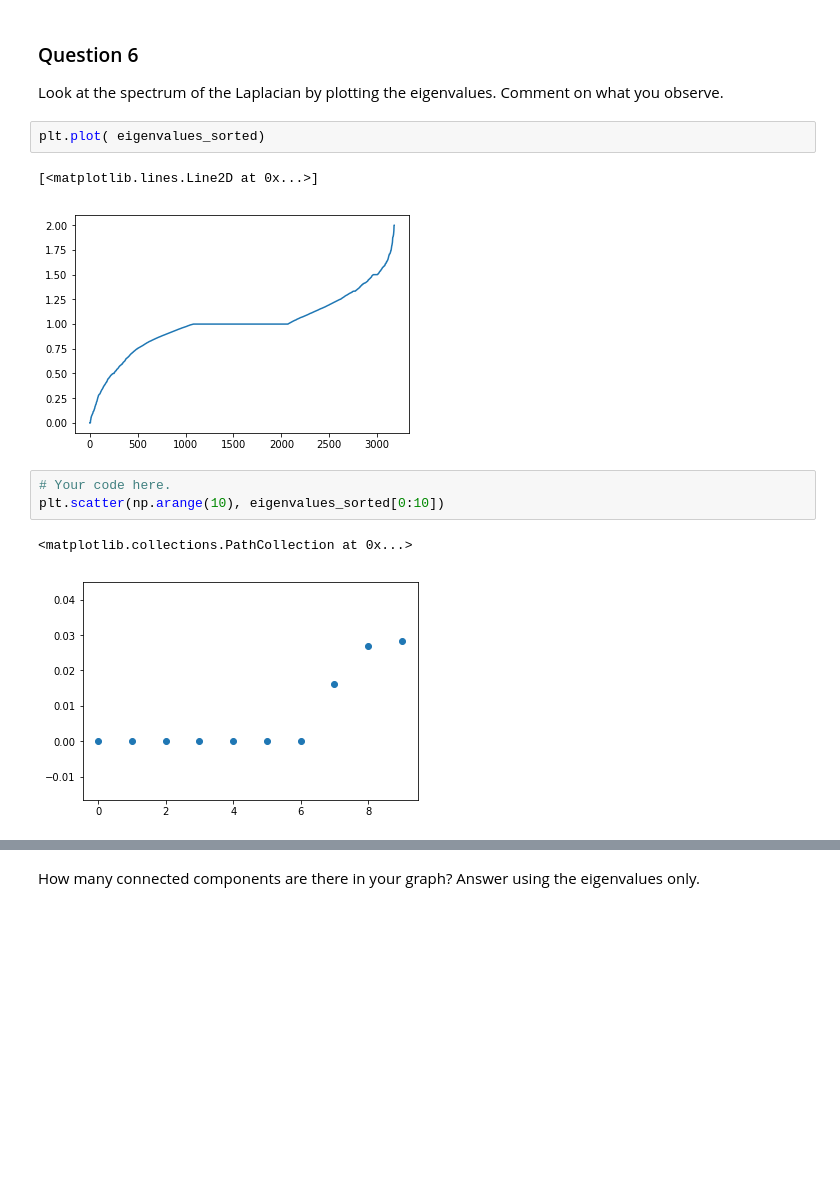
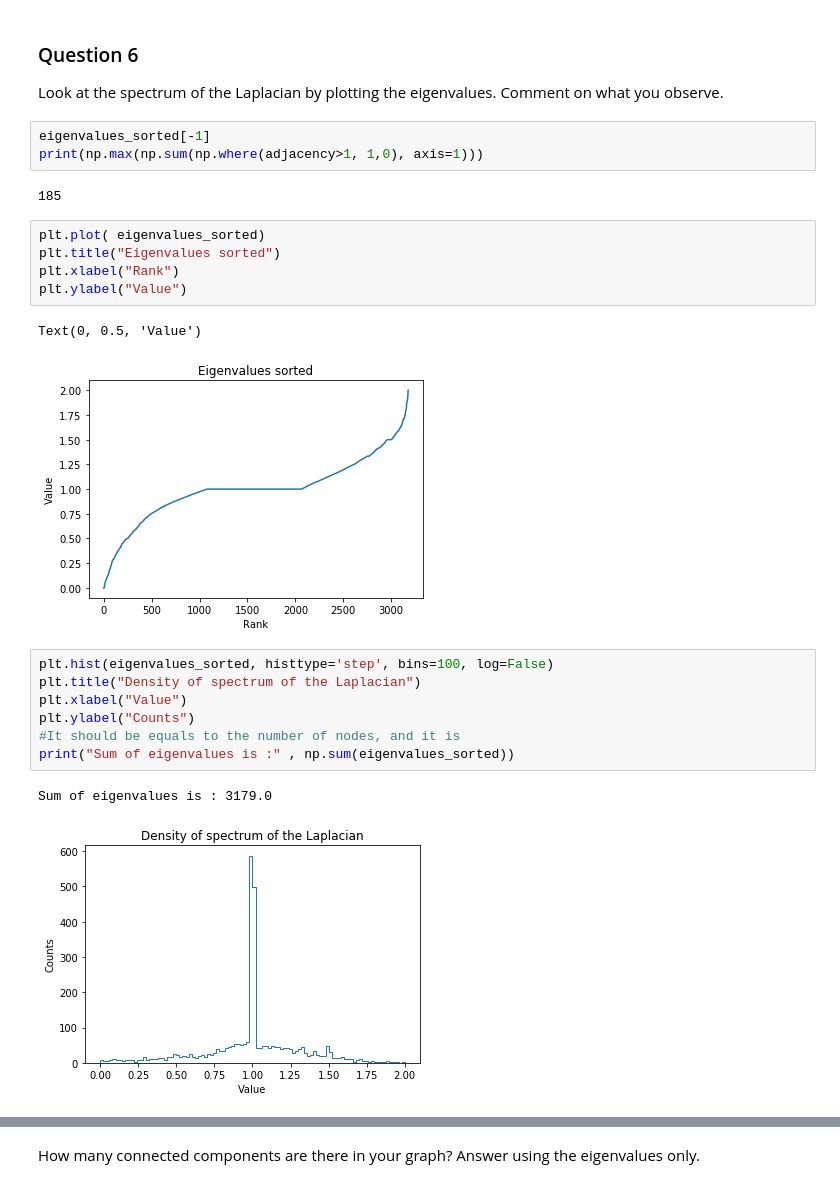
Before and after one commit to rusucosmin/ntp, a Jupyter notebook: 3_spectral_graph_theory.ipynb, the cells around one changed output, grey strips where cells are left out. Cells and saved outputs as stored; diff of their text form; blank space fills up the shorter version.

```diff
--- a/3_spectral_graph_theory.ipynb
+++ b/3_spectral_graph_theory.ipynb
@@ -171,14 +164,26 @@ As we saw in class, the first eigenvector $\textbf{u}_0$ for the combinatorial l
 
 Look at the spectrum of the Laplacian by plotting the eigenvalues.
 Comment on what you observe.
-# %%
-plt.plot( eigenvalues_sorted)
-# %% [output]
-[<matplotlib.lines.Line2D at 0x...>]
-[figure, removed]
-# %%
-# Your code here.
-plt.scatter(np.arange(10), eigenvalues_sorted[0:10])
-# %% [output]
-<matplotlib.collections.PathCollection at 0x...>
-[figure, removed]
+# %%
+eigenvalues_sorted[-1]
+print(np.max(np.sum(np.where(adjacency>1, 1,0), axis=1)))
+# %% [output]
+185
+# %%
+plt.plot( eigenvalues_sorted)
+plt.title("Eigenvalues sorted")
+plt.xlabel("Rank")
+plt.ylabel("Value")
+# %% [output]
+Text(0, 0.5, 'Value')
+[figure, added]
+# %%
+plt.hist(eigenvalues_sorted, histtype='step', bins=100, log=False)
+plt.title("Density of spectrum of the Laplacian")
+plt.xlabel("Value")
+plt.ylabel("Counts")
+#It should be equals to the number of nodes, and it is
+print("Sum of eigenvalues is :" , np.sum(eigenvalues_sorted))
+# %% [output]
+Sum of eigenvalues is : 3179.0
+[figure, added]
```
Also changed, not shown: parts of 34 cells of this notebook, 4 other files.
